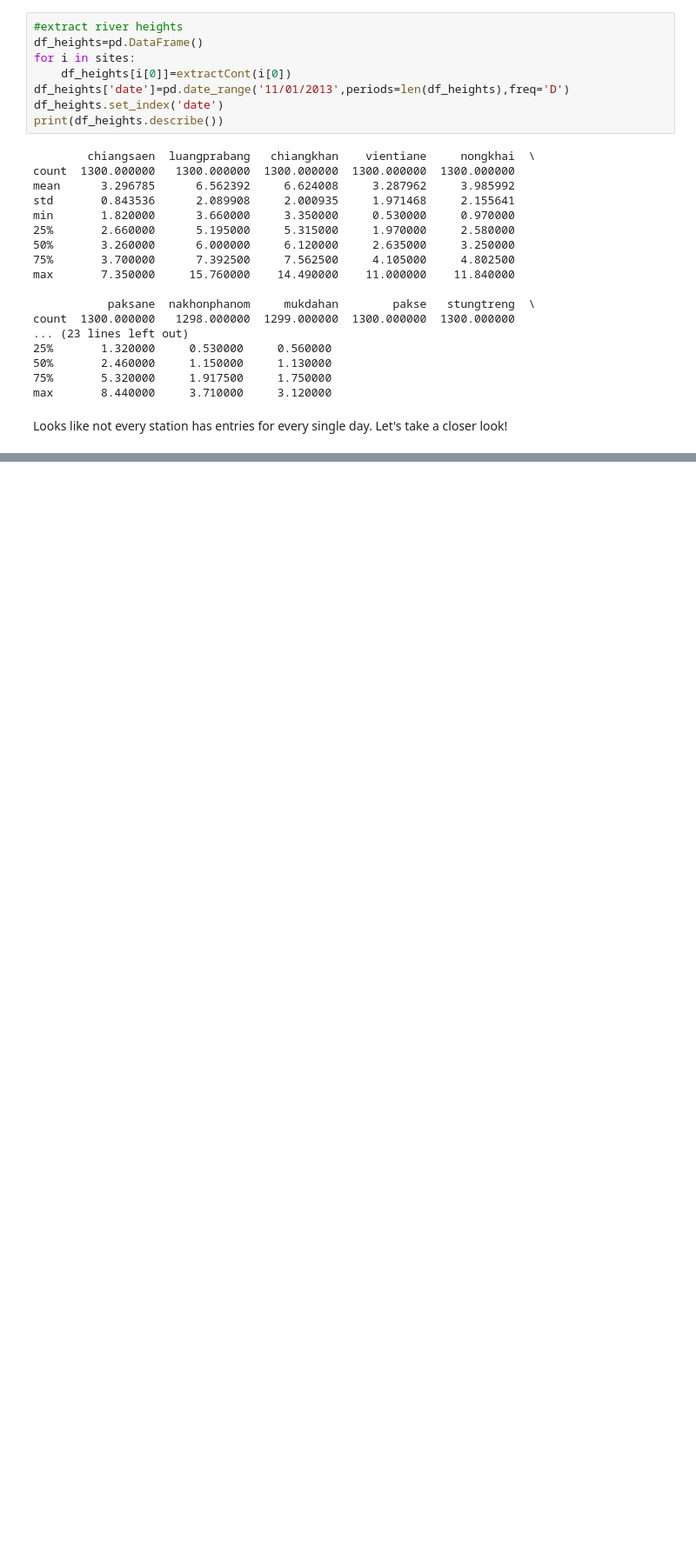
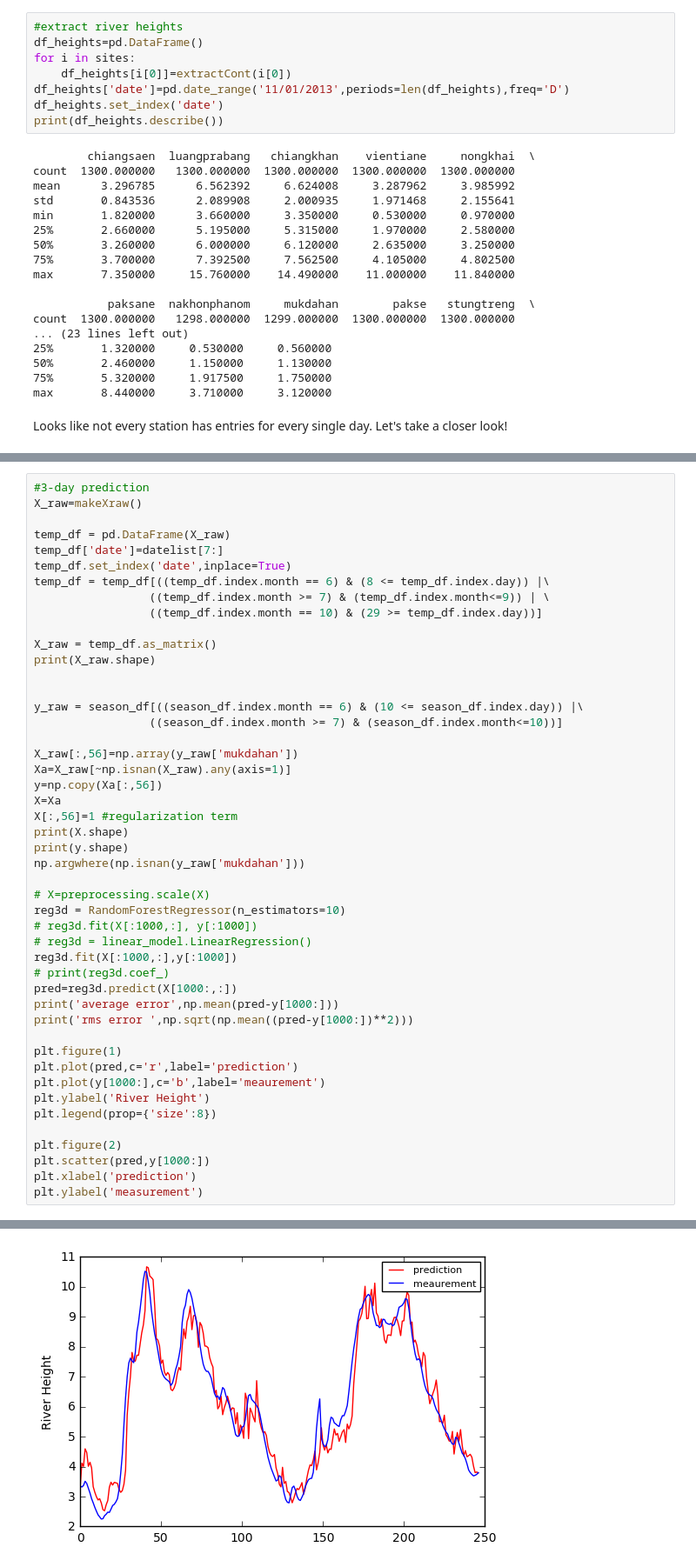
Before and after one commit to nickyeolk/thesisScripts, a Jupyter notebook: Machine_Learning_River_Levels.ipynb, the cells around one changed output, grey strips where cells are left out. Shown: that part at 87% size. Cells and saved outputs as stored; diff of their text form; blank space fills up the shorter version.

```diff
--- a/Machine_Learning_River_Levels.ipynb
+++ b/Machine_Learning_River_Levels.ipynb
@@ -80,0 +437,48 @@ for ii in ent:
+# %%
+#3-day prediction
+X_raw=makeXraw()
+
+temp_df = pd.DataFrame(X_raw)
+temp_df['date']=datelist[7:]
+temp_df.set_index('date',inplace=True)
+temp_df = temp_df[((temp_df.index.month == 6) & (8 <= temp_df.index.day)) |\
+                 ((temp_df.index.month >= 7) & (temp_df.index.month<=9)) | \
+                 ((temp_df.index.month == 10) & (29 >= temp_df.index.day))]
+
+X_raw = temp_df.as_matrix()
+print(X_raw.shape)
+
+
+y_raw = season_df[((season_df.index.month == 6) & (10 <= season_df.index.day)) |\
+                 ((season_df.index.month >= 7) & (season_df.index.month<=10))]
+
+X_raw[:,56]=np.array(y_raw['mukdahan'])
+Xa=X_raw[~np.isnan(X_raw).any(axis=1)]
+y=np.copy(Xa[:,56])
+X=Xa
+X[:,56]=1 #regularization term
+print(X.shape)
+print(y.shape)
+np.argwhere(np.isnan(y_raw['mukdahan']))
+
+# X=preprocessing.scale(X)
+reg3d = RandomForestRegressor(n_estimators=10)
+# reg3d.fit(X[:1000,:], y[:1000])
+# reg3d = linear_model.LinearRegression()
+reg3d.fit(X[:1000,:],y[:1000])
+# print(reg3d.coef_)
+pred=reg3d.predict(X[1000:,:])
+print('average error',np.mean(pred-y[1000:]))
+print('rms error ',np.sqrt(np.mean((pred-y[1000:])**2)))
+
+plt.figure(1)
+plt.plot(pred,c='r',label='prediction')
+plt.plot(y[1000:],c='b',label='meaurement')
+plt.ylabel('River Height')
+plt.legend(prop={'size':8})
+
+plt.figure(2)
+plt.scatter(pred,y[1000:])
+plt.xlabel('prediction')
+plt.ylabel('measurement')
+# %% [output]
@@ -80,0 +491 @@ for ii in ent:
+[figure, added]
```
Also changed, not shown: parts of 23 cells of this notebook.
